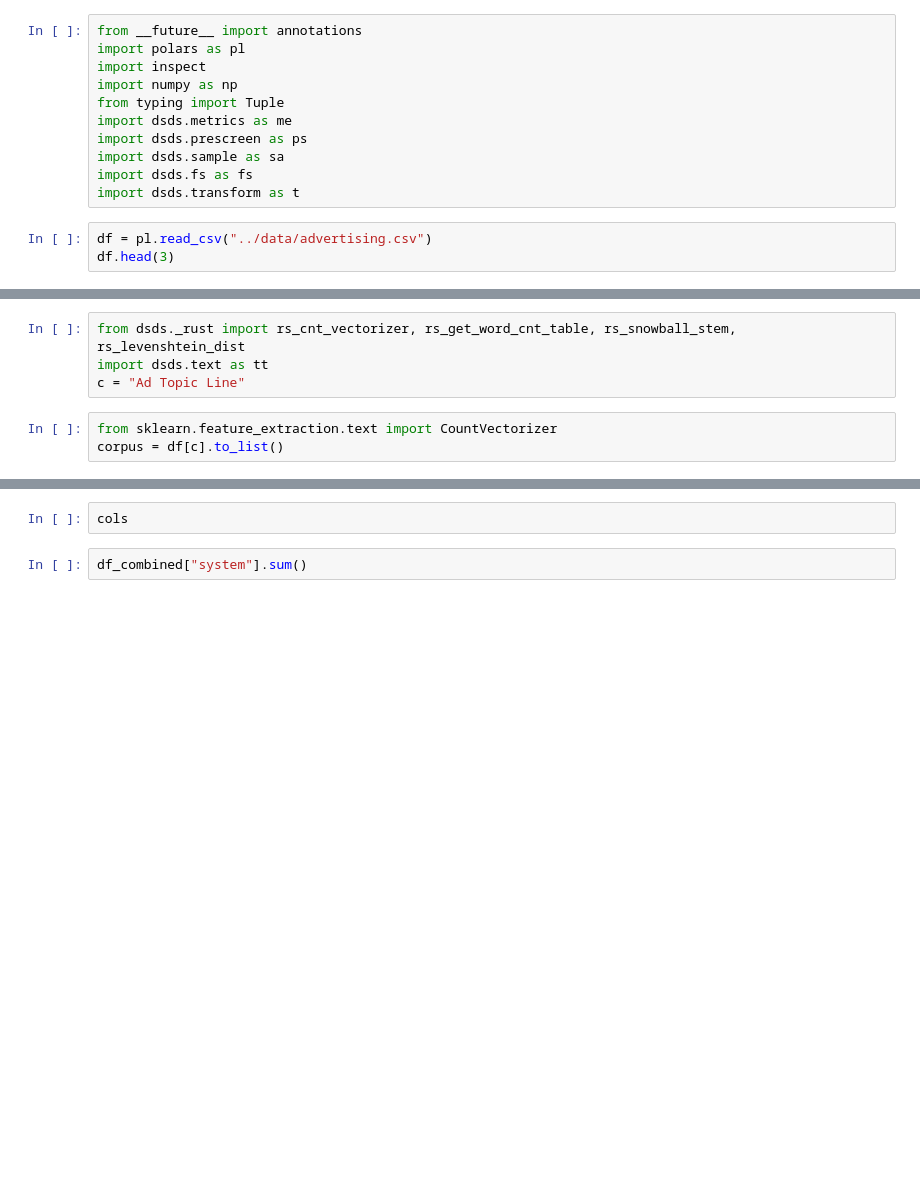
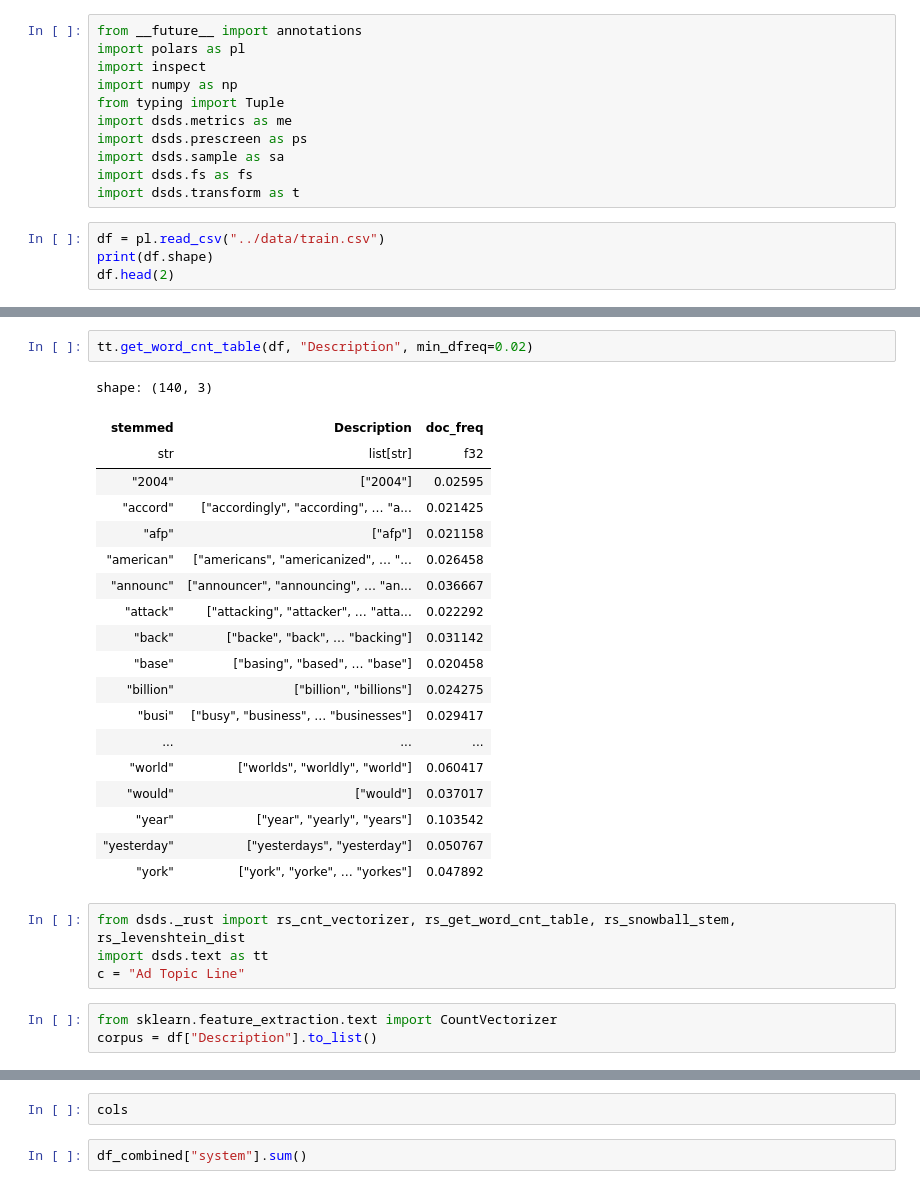
Before and after one commit to abstractqqq/dsds, a Jupyter notebook: examples/test.ipynb, the cells around one changed output, grey strips where cells are left out. Saved outputs shown, nothing was run; the diff lists cells and outputs as text; blank space fills up the shorter version.

```diff
--- a/examples/test.ipynb
+++ b/examples/test.ipynb
@@ -10,5 +10,6 @@ import dsds.sample as sa
 import dsds.fs as fs
 import dsds.transform as t
 # %%
-df = pl.read_csv("../data/advertising.csv")
-df.head(3)
+df = pl.read_csv("../data/train.csv")
+print(df.shape)
+df.head(2)
@@ -15,8 +32,30 @@ df.head(3)
+# %%
+tt.get_word_cnt_table(df, "Description", min_dfreq=0.02)
+# %% [output]
+shape: (140, 3)
+| stemmed | Description | doc_freq |
+| str | list[str] | f32 |
+| "2004" | ["2004"] | 0.02595 |
+| "accord" | ["accordingly", "according", … "a... | 0.021425 |
+| "afp" | ["afp"] | 0.021158 |
+| "american" | ["americans", "americanized", … "... | 0.026458 |
+| "announc" | ["announcer", "announcing", … "an... | 0.036667 |
+| "attack" | ["attacking", "attacker", … "atta... | 0.022292 |
+| "back" | ["backe", "back", … "backing"] | 0.031142 |
+| "base" | ["basing", "based", … "base"] | 0.020458 |
+| "billion" | ["billion", "billions"] | 0.024275 |
+| "busi" | ["busy", "business", … "businesses"] | 0.029417 |
+| ... | ... | ... |
+| "world" | ["worlds", "worldly", "world"] | 0.060417 |
+| "would" | ["would"] | 0.037017 |
+| "year" | ["year", "yearly", "years"] | 0.103542 |
+| "yesterday" | ["yesterdays", "yesterday"] | 0.050767 |
+| "york" | ["york", "yorke", … "yorkes"] | 0.047892 |
 # %%
 from dsds._rust import rs_cnt_vectorizer, rs_get_word_cnt_table, rs_snowball_stem, rs_levenshtein_dist
 import dsds.text as tt
 c = "Ad Topic Line"
 # %%
 from sklearn.feature_extraction.text import CountVectorizer
-corpus = df[c].to_list()
+corpus = df["Description"].to_list()
 # %%
```
Also changed, not shown: parts of 3 cells of this notebook, 5 other files.
